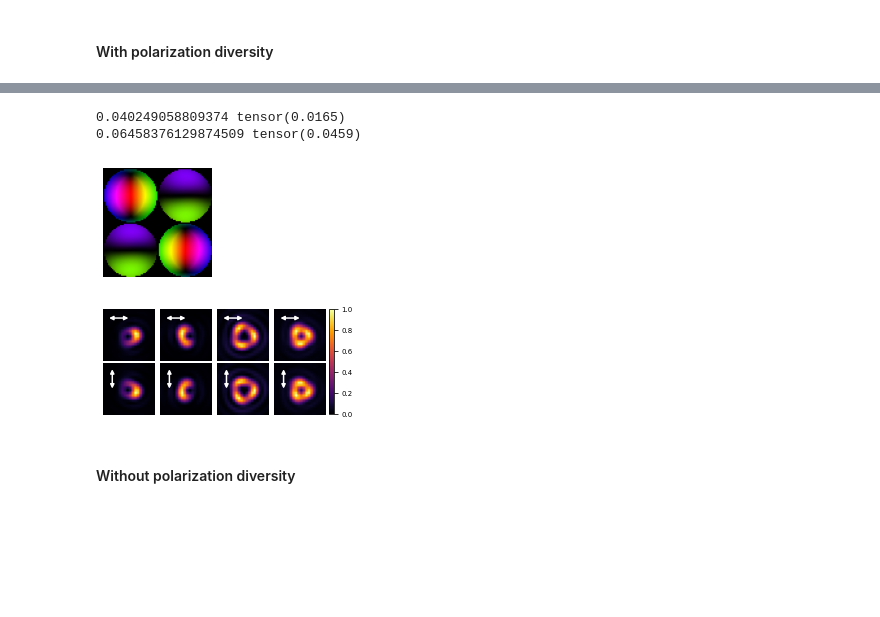
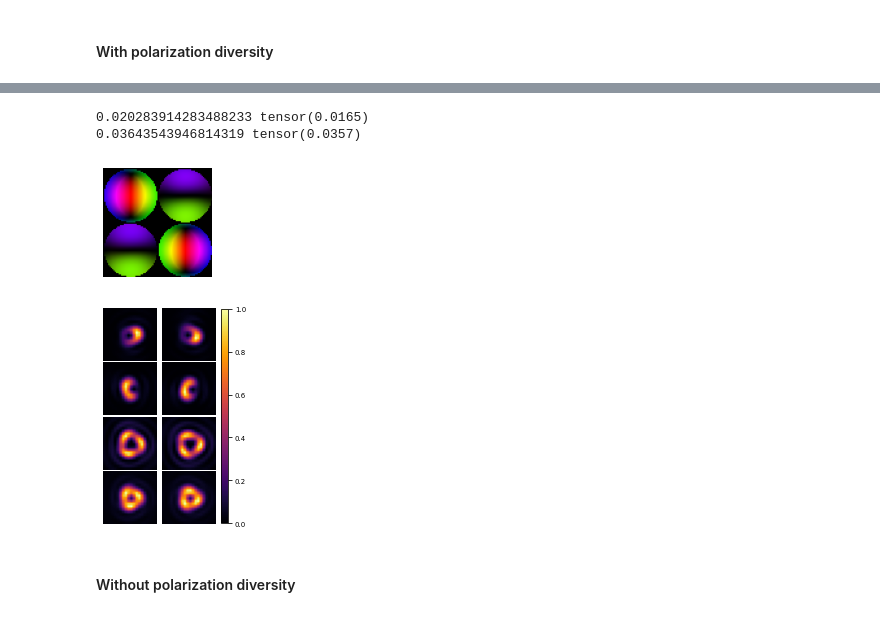
Before and after one commit to rodguti90/pyPSFstack, a Jupyter notebook: figures_article.ipynb, the cells around one changed output, grey strips where cells are left out. Drawn from its saved outputs; the diff is of its cells as text; code cells hidden in the pictures; blank space fills up the shorter version.

```diff
--- a/figures_article.ipynb
+++ b/figures_article.ipynb
@@ -217,23 +217,23 @@ plt.plot(loss_evol)
 # %%
 ret_pupil_params = get_pupils_param_dict(model)
 delta_gt, zf_gt = get_dNzf(psfs)
 delta_ret = model.pupils[0].delta
 zf_ret = model.pupils[0].alpha * delta_ret + ret_pupil_params['pupil1']['delta_z']
 print(delta_gt,delta_ret)
 print(zf_gt,zf_ret)
 abe = UnitaryAberrations(**params['pupil'],
      **ret_pupil_params['pupil2'])
 plot_jones(abe.get_pupil_array())
 plt.savefig(os.path.join(fig_folder,fig_sub_folder,'jones_seo_retzp.pdf'), bbox_inches='tight')
 
 stack_xyz = get_xyzstack([src, abe], pol_seo)
-plot_xyz(stack_xyz)
+plot_xyz(stack_xyz, orientation='vertical')
 plt.savefig(os.path.join(fig_folder,fig_sub_folder,'seo_stackxyz_retzp.pdf'), bbox_inches='tight')
 # %% [output]
-0.040249058809374 tensor(0.0165)
-0.06458376129874509 tensor(0.0459)
+0.020283914283488233 tensor(0.0165)
+0.03643543946814319 tensor(0.0357)
 [figure]
-[figure, old version]
+[figure, new version]
 # %% [markdown]
 #### Without polarization diversity
 # %%
```
Also changed, not shown: parts of 64 cells of this notebook.
